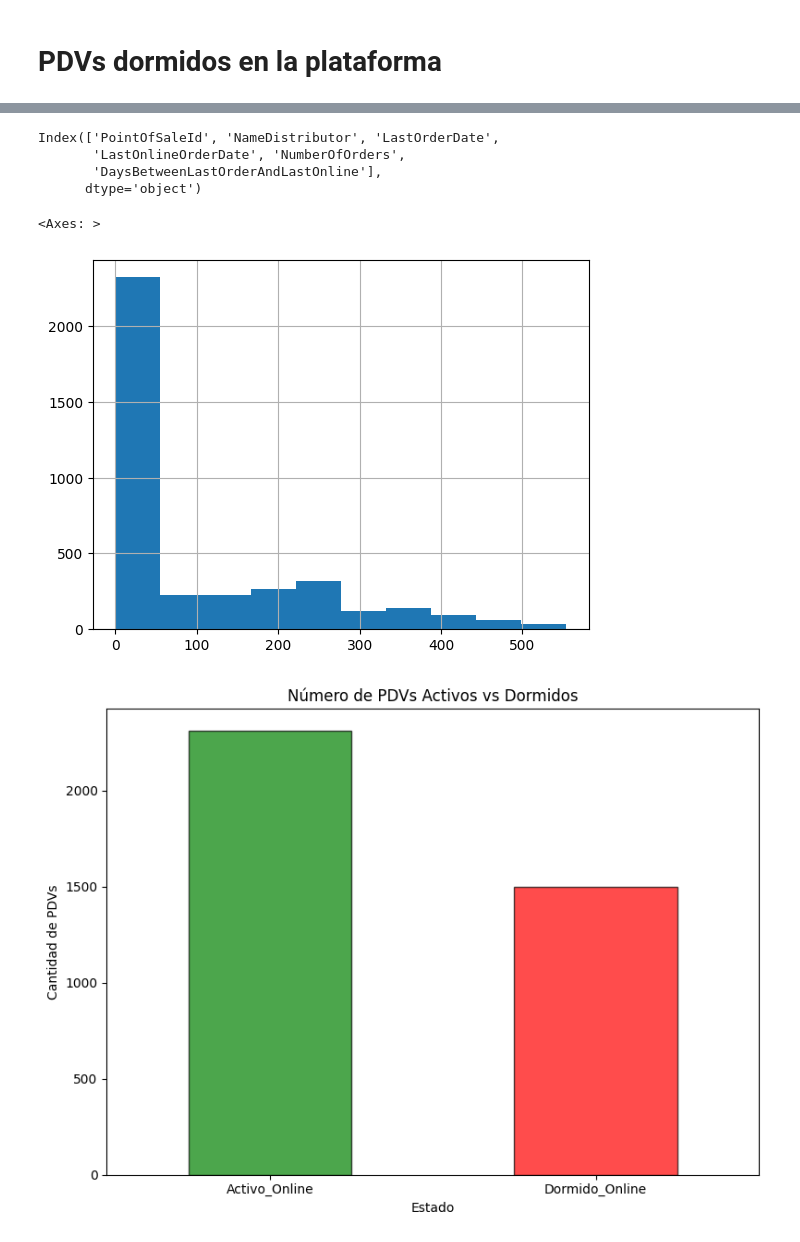
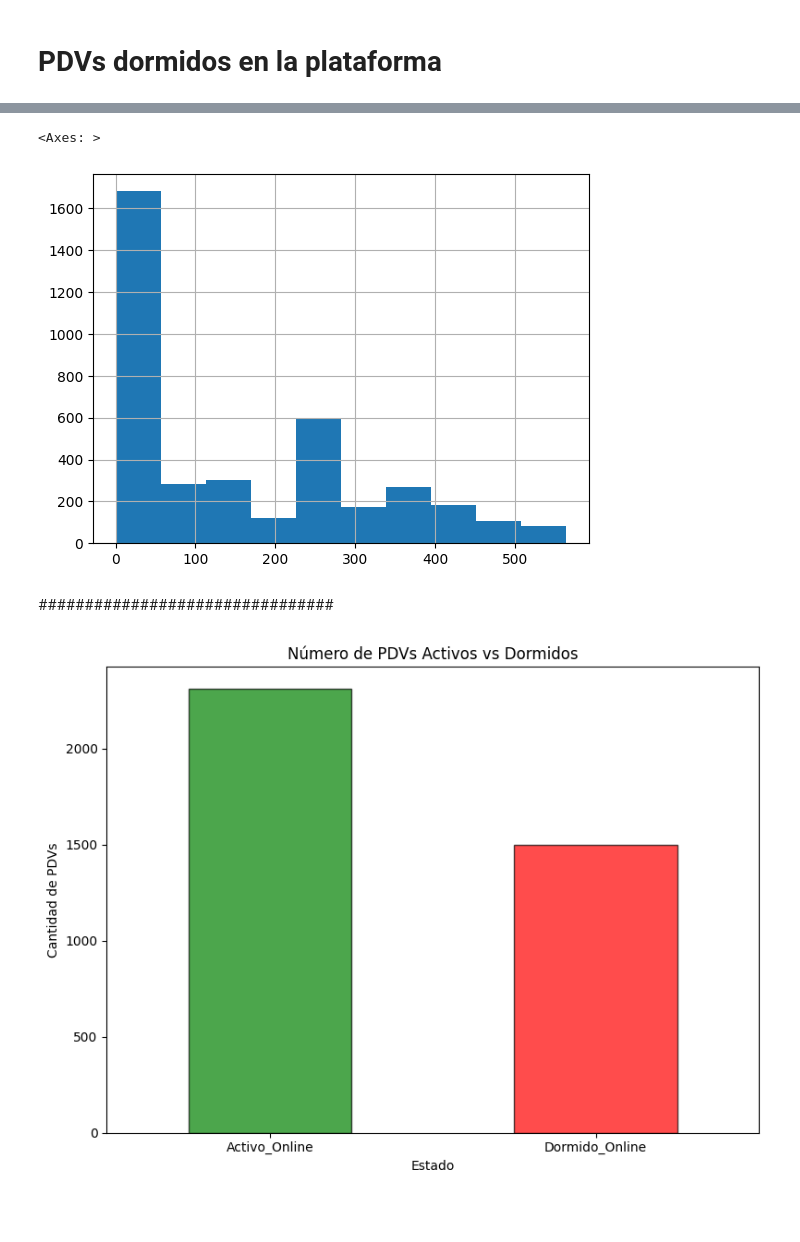
Before and after one commit to MahouECommerce/ml-eficiencia-comercial, a Jupyter notebook: 02_Descriptivo_Segmentacion.ipynb, the cells around one changed output, grey strips where cells are left out. Cells and saved outputs as stored; diff of their text form; code cells hidden in the pictures; blank space fills up the shorter version.

```diff
--- a/02_Descriptivo_Segmentacion.ipynb
+++ b/02_Descriptivo_Segmentacion.ipynb
@@ -52,10 +52,6 @@ import matplotlib.pyplot as plt
 # %%
 # save_path = r'C:\Users\ctrujils\eficiencia_promocional\maestro_cliente_final_segmentado.parquet'
 # maestor_clientes=pd.read_parquet(save_path)
-# %%
-
-path = r'C:\Users\ctrujils\order_detail_sorted_normalizado.parquet'
-order_detail_sorted = pd.read_parquet(path)
 # %%
 order_detail_sorted.shape
 # %% [output]
@@ -142,4 +137,12 @@ Index(['Code', 'OrderDate', 'Sellout', 'CodeProduct', 'Name',
 # %%
+
+# Última fecha del DataFrame
+last_dates = order_detail_sorted['OrderDate'].max()
+
+# ultima compra online
 online_orders = order_detail_sorted[order_detail_sorted['Origin'] == 'Online']
 last_online_order_dates = online_orders.groupby(['PointOfSaleId', 'NameDistributor'])['OrderDate'].max().reset_index()
 last_online_order_dates.columns = ['PointOfSaleId', 'NameDistributor', 'LastOnlineOrderDate']
+
+# Calcular la diferencia en días entre la última fecha general del DataFrame y la última fecha de compra online
+last_online_order_dates['DaysBetweenLastOrderAndLastOnline'] = (last_dates - last_online_order_dates['LastOnlineOrderDate']).dt.days
@@ -151 +165,3 @@ last_order_dates_general['DaysBetweenLastOrderAndLastOnline'] = (last_order_date
+# %%
+last_order_dates=last_online_order_dates.sort_values(by='DaysBetweenLastOrderAndLastOnline', ascending=False)
 # %%
@@ -157,14 +174,9 @@ last_order_dates_general = last_order_dates_general.dropna(subset=['LastOnlineOr
-# %%
-last_order_dates_general.columns
-# %% [output]
-Index(['PointOfSaleId', 'NameDistributor', 'LastOrderDate',
-       'LastOnlineOrderDate', 'NumberOfOrders',
-       'DaysBetweenLastOrderAndLastOnline'],
-      dtype='object')
 # %%
-last_order_dates_general['DaysBetweenLastOrderAndLastOnline'].hist()
+last_order_dates['DaysBetweenLastOrderAndLastOnline'].hist()
 # %% [output]
 <Axes: >
-[figure, old version]
+[figure, new version]
+# %% [markdown]
+################################
 # %%
 
```
Also changed, not shown: parts of 18 cells of this notebook, 9 other files.
